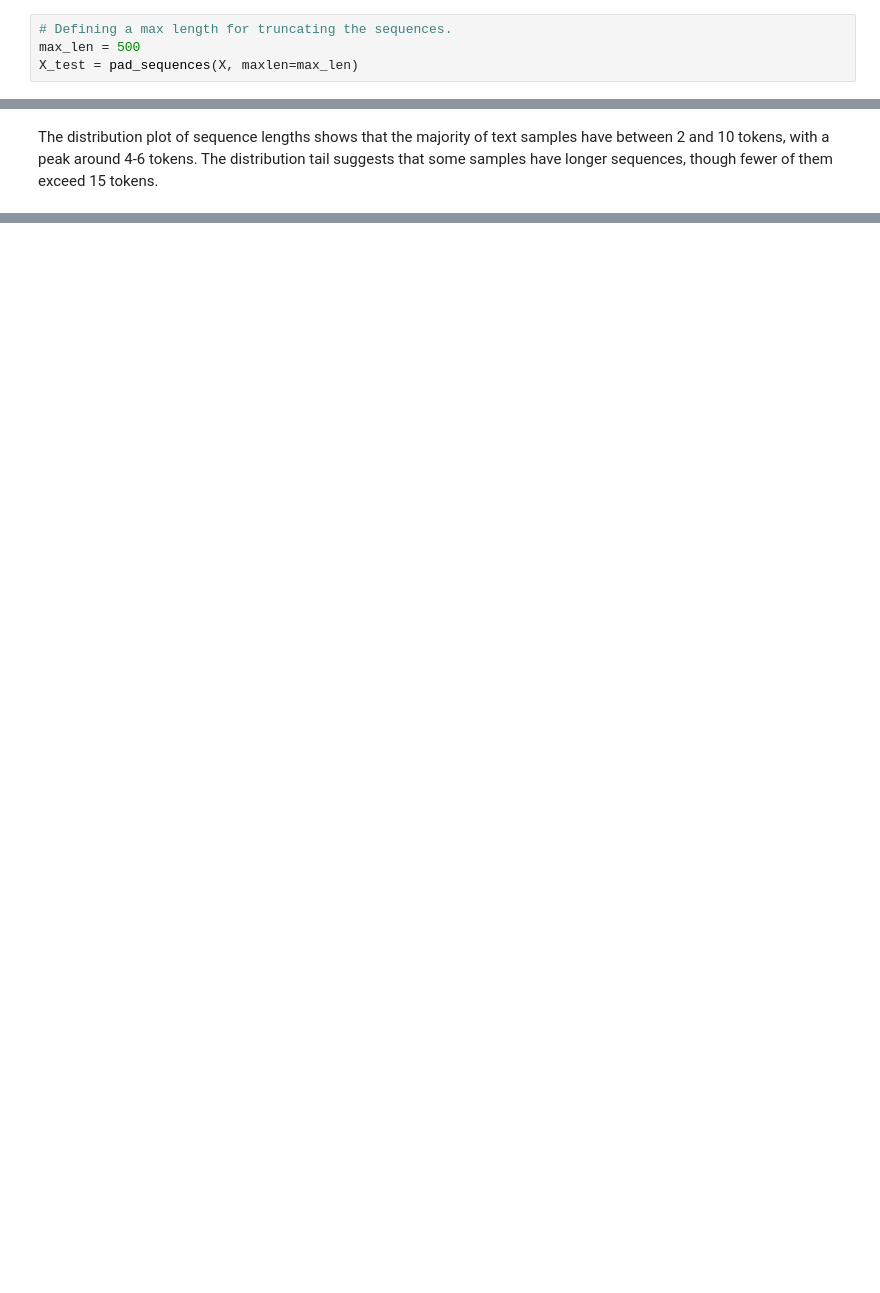
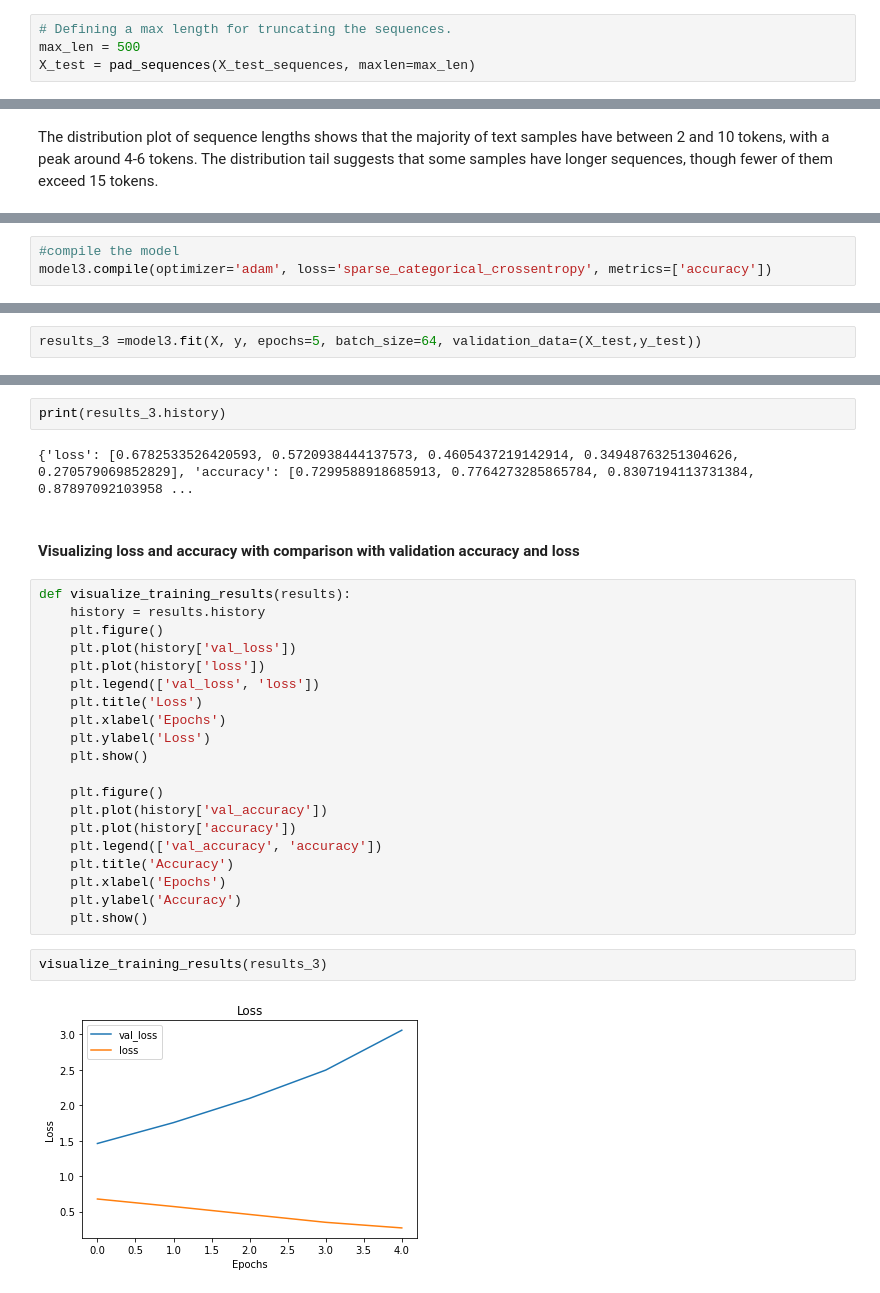
Before and after one commit to akeyo03/group-8-project, a Jupyter notebook: project.ipynb, the cells around one changed output, grey strips where cells are left out. Cells and saved outputs as stored; diff of their text form; blank space fills up the shorter version.

```diff
--- a/project.ipynb
+++ b/project.ipynb
@@ -390,7 +372,7 @@ X_test = tokenizer.texts_to_sequences(test_df['text'])
 # %%
 # Defining a max length for truncating the sequences.
 max_len = 500
-X_test = pad_sequences(X, maxlen=max_len)
+X_test = pad_sequences(X_test_sequences, maxlen=max_len)
 # %%
 # Extract the target labels (sentiment) from the 'label' column in the dataset
 # This will be used as the dependent variable.
@@ -415,0 +425,3 @@ The distribution plot of sequence lengths shows that the majority of text sample
+# %%
+#compile the model
+model3.compile(optimizer='adam', loss='sparse_categorical_crossentropy', metrics=['accuracy'])
@@ -415,0 +430,2 @@ The distribution plot of sequence lengths shows that the majority of text sample
+# %%
+results_3 =model3.fit(X, y, epochs=5, batch_size=64, validation_data=(X_test,y_test))
@@ -415,0 +443,30 @@ The distribution plot of sequence lengths shows that the majority of text sample
+# %%
+print(results_3.history)
+# %% [output]
+{'loss': [0.6782533526420593, 0.5720938444137573, 0.4605437219142914, 0.34948763251304626, 0.270579069852829], 'accuracy': [0.7299588918685913, 0.7764273285865784, 0.8307194113731384, 0.87897092103958 ...
+# %% [markdown]
+#### Visualizing loss and accuracy with comparison with validation accuracy and loss
+# %%
+def visualize_training_results(results):
+    history = results.history
+    plt.figure()
+    plt.plot(history['val_loss'])
+    plt.plot(history['loss'])
+    plt.legend(['val_loss', 'loss'])
+    plt.title('Loss')
+    plt.xlabel('Epochs')
+    plt.ylabel('Loss')
+    plt.show()
+
+    plt.figure()
+    plt.plot(history['val_accuracy'])
+    plt.plot(history['accuracy'])
+    plt.legend(['val_accuracy', 'accuracy'])
+    plt.title('Accuracy')
+    plt.xlabel('Epochs')
+    plt.ylabel('Accuracy')
+    plt.show()
+# %%
+visualize_training_results(results_3)
+# %% [output]
+[figure, added]
```
Also changed, not shown: parts of 48 cells of this notebook.
